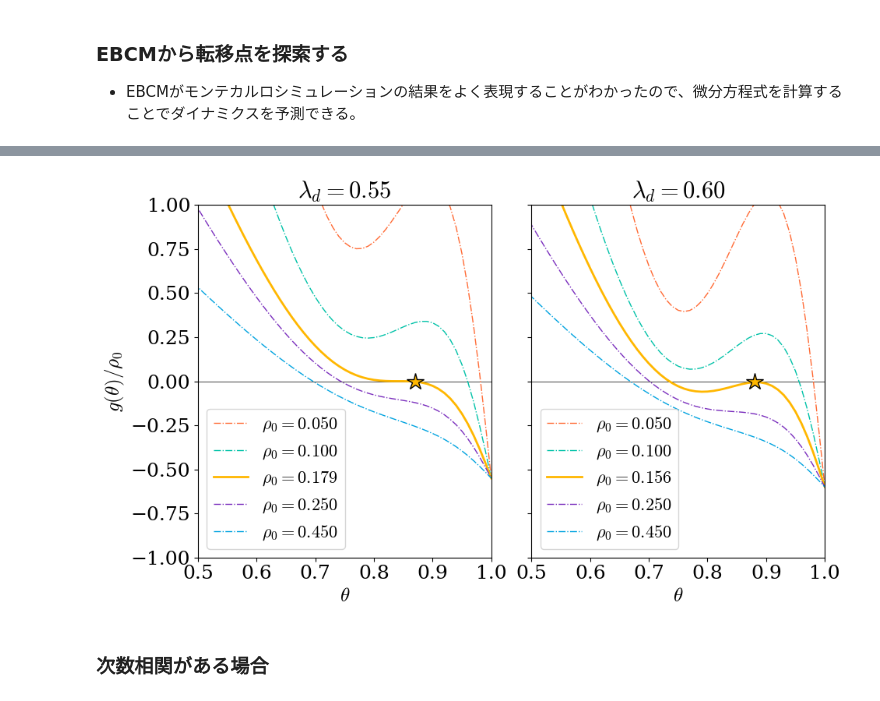
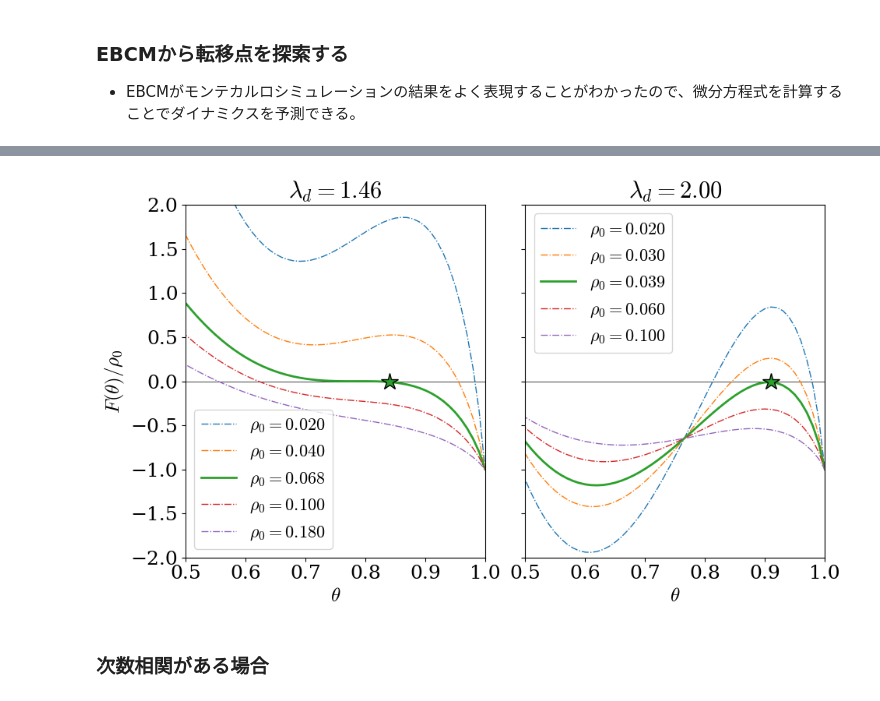
Before and after one commit to Kojirouuuu/directed-network-simulations, a Jupyter notebook: notebooks/directed-ebcm.ipynb, the cells around one changed output, grey strips where cells are left out. Cells and saved outputs as stored; diff of their text form; code cells hidden in the pictures.

```diff
--- a/notebooks/directed-ebcm.ipynb
+++ b/notebooks/directed-ebcm.ipynb
@@ -54,11 +55,11 @@ $N, \ k_{\rm min}, \ k_{\rm max}, \ \gamma$を設定した時の平均次数を
 N = 500_000 # 頂点数
 kmin = 5
 kmax = int(np.sqrt(N))
-kave = 12.70
+kave = 12.50
 gamma = 2.5
 
 # 固定パラメータ
-batch_size = 20
+batch_size = 10
 mu = 1.0
 show_T = 3
 # %%
@@ -108,17 +109,18 @@ $$
 {\rm Fraction \ of \ Subcritical \ Nodes} = (1 - \rho_0) \sum_{j, \ k}P(j, \ k) \binom{j}{T-1}\theta^{(j-T+1)}(1 - \theta)^{T-1}
 $$
 # %%
-pi_type = "Poi"
+pi_type = "Pow"
 ebcm_dir = os.path.abspath(os.path.join("..", "out", "ebcm", "directed-infty"))
-ebcm_path = os.path.join(ebcm_dir, f"{pi_type}", f"kdave={kave:.2f}")
+ebcm_path = os.path.join(ebcm_dir, f"{pi_type}", f"gamma={gamma:.2f}", f"kmin={kmin}", f"kmax={kmax}")
+# ebcm_path = os.path.join(ebcm_dir, f"{pi_type}", f"kdave={kave:.2f}")
 g = pd.read_csv(os.path.join(ebcm_path, "gd_zero.csv"))
 g = g.set_index(["T", "rho0", "lambda_d", "mu"]).to_xarray()
 theta_d_infty = g["theta_d"].squeeze()
 # %%
 df_all = pd.DataFrame()
 
-network_path = build_network_path(N=N, network_type="DirectedCMOutPow", k_in_min=kmin, k_in_max=kmax, gamma=gamma, k_out_min=kmin, k_out_max=kmax)
-abst = "map-r-ld"
+network_path = build_network_path(N=N, network_type="PowPow", k_in_min=kmin, k_in_max=kmax, gamma=gamma, k_out_min=kmin, k_out_max=kmax, kd_min=kmin, kd_max=kmax, swap_num=0)
+abst = "rho0-compare-curve"
 sim_path = os.path.abspath(os.path.join("..", "app", "out", "sar", f"{abst}", f"threshold={show_T}", network_path))
 
 for i in range(batch_size):
@@ -305,10 +330,10 @@ plt.show()
 # %%
-cfg = build_ebcm_config("Poi", mean=12.7, kmax=1000)
+cfg = build_ebcm_config("Pow", kmin=5, kmax=707)
 D = build_degree_dist(cfg)
 Binom = build_binom(D.ki_max)
 
-ebcm_rho0_idx_list = [[100, 200, 359, 500, 900], [100, 200, 312, 500, 900]]
-ebcm_lambda_d_idx_list = [275, 300]
+ebcm_rho0_idx_list = [[100, 200, 338, 500, 900], [100, 150, 196, 300, 500]]
+ebcm_lambda_d_idx_list = [364, 500]
 tan_idx_list = [2, 2]
 # %%
 dtheta_d = 0.01
@@ -330,37 +355,37 @@ for i, lambda_d_idx in enumerate(ebcm_lambda_d_idx_list):
 
         gd_list = np.zeros_like(theta_d_values)
         for tidx, theta_d in enumerate(theta_d_values):
             gd_list[tidx] = g_d(D=D, dynamics=dynamics, Binom=Binom, theta_d_val=theta_d)
 
-        plot_gd_list = gd_list / rho0
+        plot_gd_list = gd_list / rho0 / lambda_d
         tan_idx = tan_idx_list[i]
         ls = "-." if j != tan_idx else "-"
         lw = 1.0 if j != tan_idx else 2.0
         axes[i].plot(theta_d_values, plot_gd_list, color=colors[j], label=rf"$\rho_0={rho0:.3f}$", linestyle=ls, linewidth=lw)
         if j == tan_idx:
             tangent_theta_d = np.nan
 
             for tidx in range(len(theta_d_values)):
                 theta_d = theta_d_values[-tidx]
                 if abs(g_d(D=D, dynamics=dynamics, Binom=Binom, theta_d_val=theta_d)) < 1e-3:
                     tangent_theta_d = theta_d
                     cur_marker = "*" if i == 0 else "*"
                     axes[i].plot(tangent_theta_d, 0, color=colors[j], ls="", marker=cur_marker, markersize=16, markeredgecolor="black", markeredgewidth=1)
                     break
 
         axes[i].set_xlabel(rf"$\theta$")
         if i == 0:
-            axes[i].set_ylabel(rf"$g(\theta) / \rho_0$")
+            axes[i].set_ylabel(rf"$F(\theta) / \rho_0$")
         axes[i].set_xlim(0.5, 1.0)
-        axes[i].set_ylim(-1.0, 1.0)
+        axes[i].set_ylim(-2.0, 2.0)
         axes[i].set_title(rf"$\lambda_d={lambda_d:.2f}$")
         axes[i].legend()
 
 plt.tight_layout()
 plt.savefig("fig/ebcm_theta_d.png", dpi=300)
 plt.show()
 # %% [output]
-[figure, old version]
+[figure, new version]
 # %% [markdown]
 ### 次数相関がある場合
 # %% [markdown]
```
Also changed, not shown: parts of 6 cells of this notebook.
